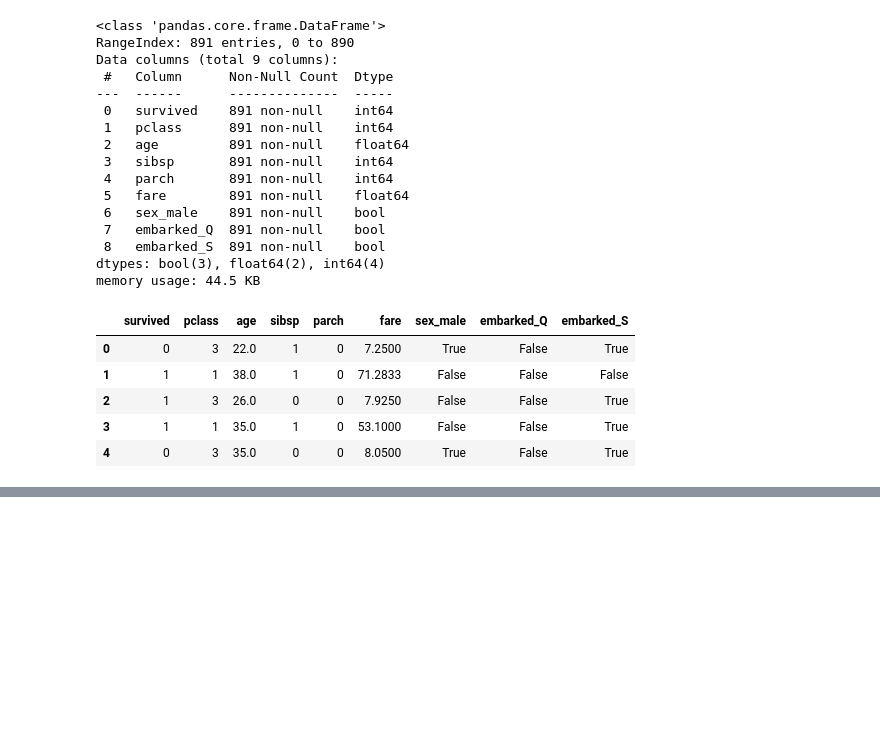
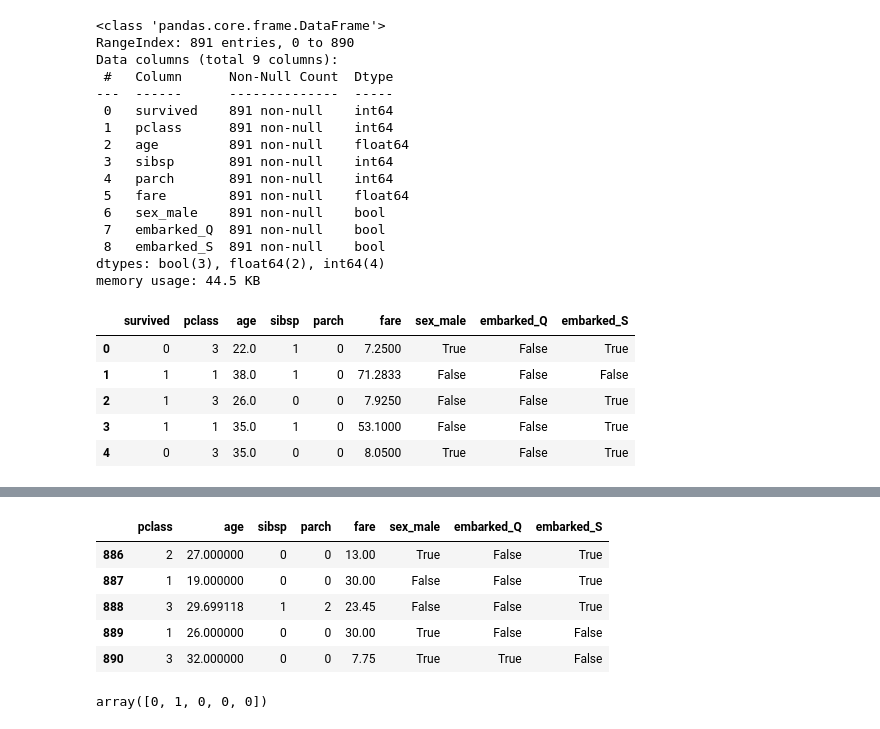
Before and after one commit to filipecarbonera/MBA_USP_Data_Science_Analytics, a Jupyter notebook: 11. Árvores, Redes e Ensemble Models/arvores.ipynb, the cells around one changed output, grey strips where cells are left out. Saved outputs shown, nothing was run; the diff lists cells and outputs as text; code cells hidden in the pictures; blank space fills up the shorter version.

```diff
--- a/11. Árvores, Redes e Ensemble Models/arvores.ipynb
+++ b/11. Árvores, Redes e Ensemble Models/arvores.ipynb
@@ -150,0 +200,22 @@ titanic_dummies.to_pickle('titanic1.pkl')
+# %%
+# Novos dados.
+
+# Suponha que temos novos dados para classificar.
+novos_dados = X.tail() # como exemplo, vamos classificar as 5 últimas linhas.
+novos_dados
+# %% [output]
+|  | pclass | age | sibsp | parch | fare | sex_male | embarked_Q | embarked_S |
+| 886 | 2 | 27.000000 | 0 | 0 | 13.00 | True | False | True |
+| 887 | 1 | 19.000000 | 0 | 0 | 30.00 | False | False | True |
+| 888 | 3 | 29.699118 | 1 | 2 | 23.45 | False | False | True |
+| 889 | 1 | 26.000000 | 0 | 0 | 30.00 | True | False | False |
+| 890 | 3 | 32.000000 | 0 | 0 | 7.75 | True | True | False |
+# %%
+# Classificando com a árvore.
+
+# Predict é o método que classifica as novas observações.
+# Lembrete: a classificação é pela classe mais frequente da folha.
+classificação_novos_dados = arvore.predict(novos_dados)
+classificação_novos_dados
+# %% [output]
+array([0, 1, 0, 0, 0])
```
Also changed, not shown: parts of 9 cells of this notebook.
